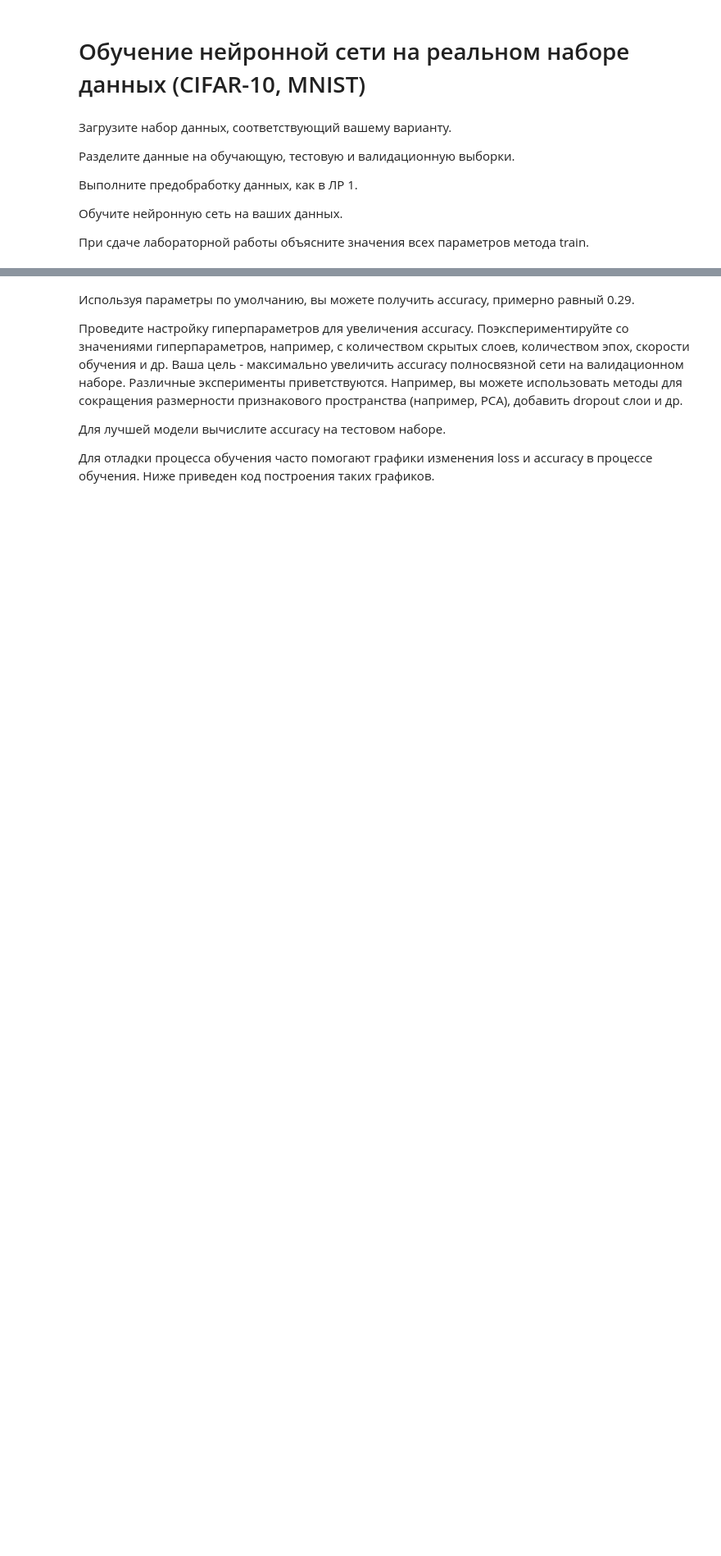
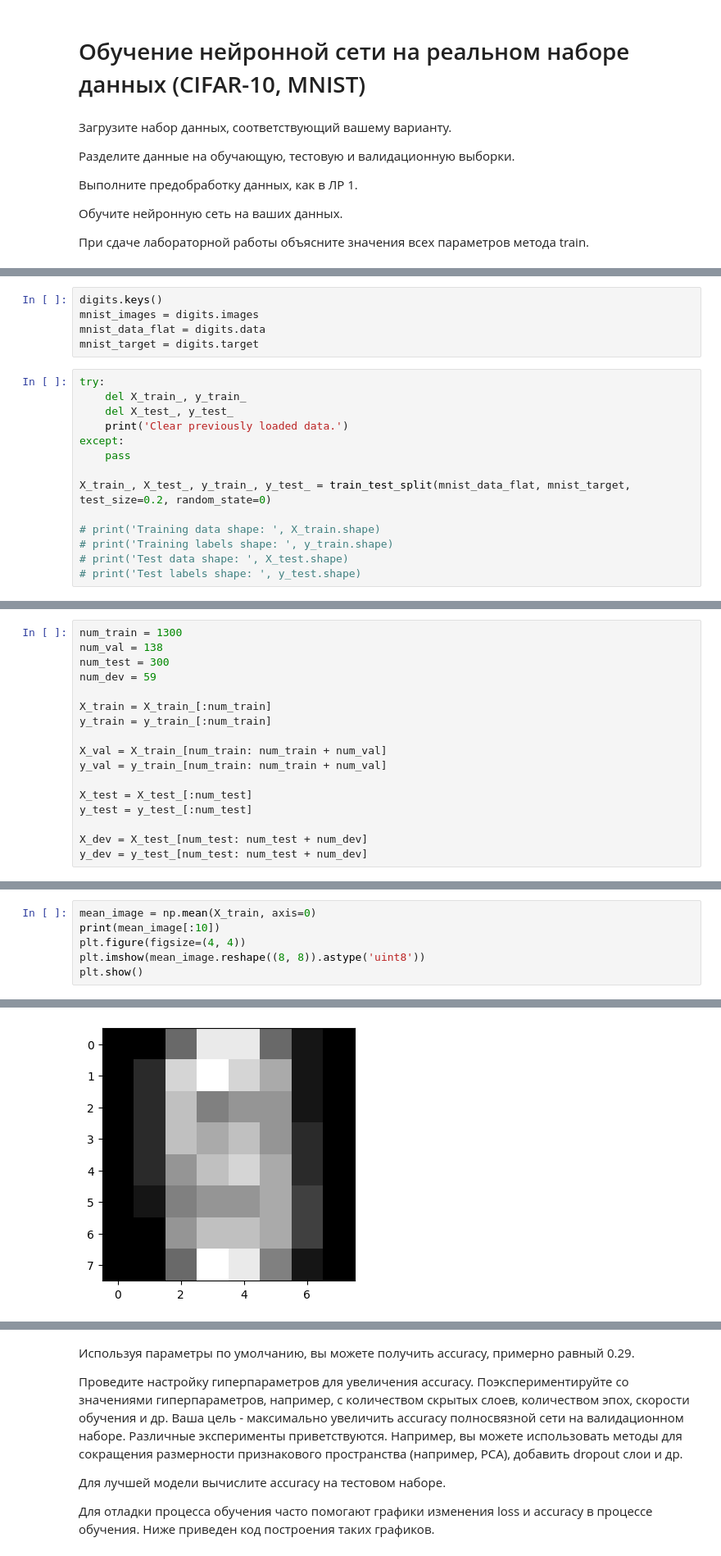
Before and after one commit to garrigar/NN_DL_Labs, a Jupyter notebook: lab_2_6231_Gabbasov.ipynb, the cells around one changed output, grey strips where cells are left out. Shown: that part at 82% size. Drawn from its saved outputs; the diff is of its cells as text; blank space fills up the shorter version.

```diff
--- a/lab_2_6231_Gabbasov.ipynb
+++ b/lab_2_6231_Gabbasov.ipynb
@@ -154,0 +169,19 @@ Final training loss:  0.017149085837733283
+# %%
+digits.keys()
+mnist_images = digits.images
+mnist_data_flat = digits.data
+mnist_target = digits.target
+# %%
+try:
+    del X_train_, y_train_
+    del X_test_, y_test_
+    print('Clear previously loaded data.')
+except:
+    pass
+
+X_train_, X_test_, y_train_, y_test_ = train_test_split(mnist_data_flat, mnist_target, test_size=0.2, random_state=0)
+
+# print('Training data shape: ', X_train.shape)
+# print('Training labels shape: ', y_train.shape)
+# print('Test data shape: ', X_test.shape)
+# print('Test labels shape: ', y_test.shape)
@@ -154,0 +192,17 @@ Final training loss:  0.017149085837733283
+# %%
+num_train = 1300
+num_val = 138
+num_test = 300
+num_dev = 59
+
+X_train = X_train_[:num_train]
+y_train = y_train_[:num_train]
+
+X_val = X_train_[num_train: num_train + num_val]
+y_val = y_train_[num_train: num_train + num_val]
+
+X_test = X_test_[:num_test]
+y_test = y_test_[:num_test]
+
+X_dev = X_test_[num_test: num_test + num_dev]
+y_dev = y_test_[num_test: num_test + num_dev]
@@ -154,0 +217,7 @@ Final training loss:  0.017149085837733283
+# %%
+mean_image = np.mean(X_train, axis=0)
+print(mean_image[:10])
+plt.figure(figsize=(4, 4))
+plt.imshow(mean_image.reshape((8, 8)).astype('uint8'))
+plt.show()
+# %% [output]
@@ -154,0 +227 @@ Final training loss:  0.017149085837733283
+[figure, added]
```
Also changed, not shown: parts of 17 cells of this notebook, 1 other file.
